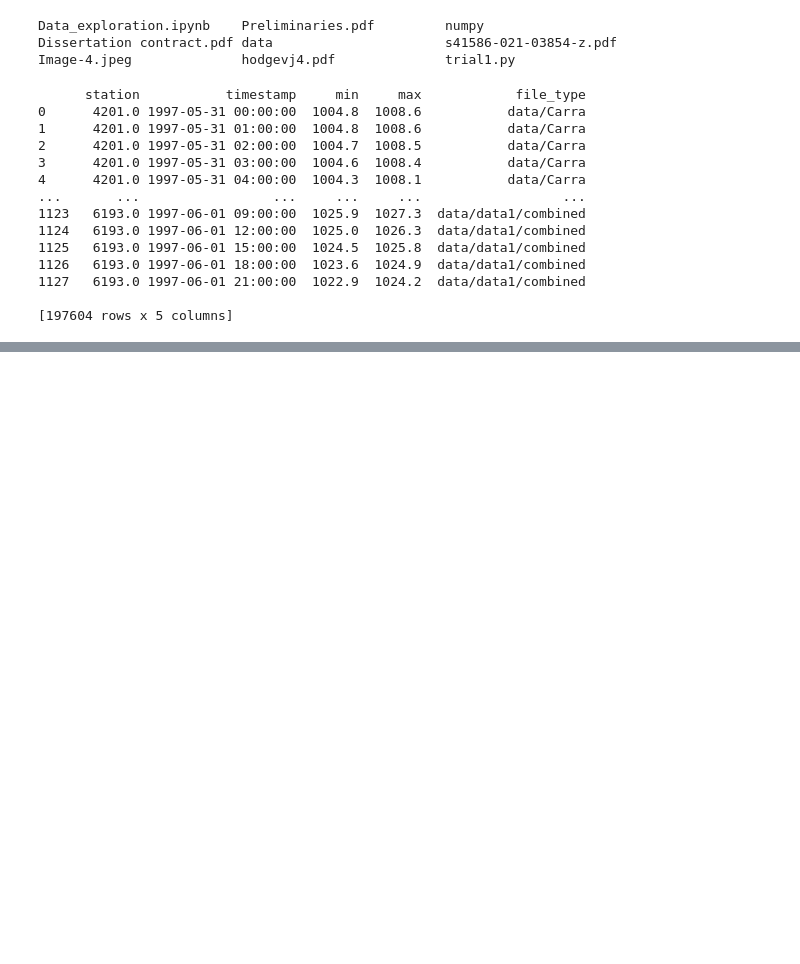
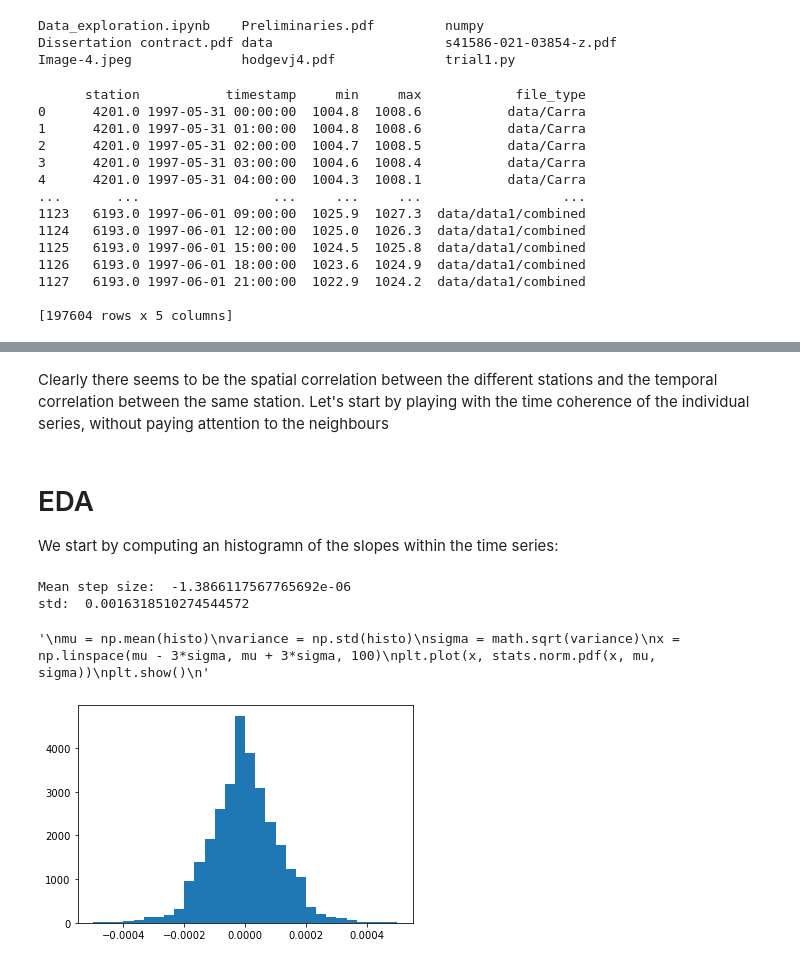
Before and after one commit to tomasfbouvier/Meteorological_Data_quality_assesment, a Jupyter notebook: Data_exploration.ipynb, the cells around one changed output, grey strips where cells are left out. Cells and saved outputs as stored; diff of their text form; code cells hidden in the pictures; blank space fills up the shorter version.

Commit message:
Added clustering algorithm, tried data exploration but much to improve. TODO; add hyperparameter tuning, wrap into functions for scaling, find physical criterias, correlate stations in space

```diff
--- a/Data_exploration.ipynb
+++ b/Data_exploration.ipynb
@@ -59,2 +57,6 @@ data/data1/combined970601.Press
+# %%
+df_true= df[df['file_type']=='data/Carra']
+
+df=df[df['file_type']!='data/Carra']
 # %%
 df['station'].unique()[:]
@@ -75,13 +83,16 @@ import matplotlib.dates as md
 #import matplotlib.axis.Axis as axis
 
 stations= df['station'].unique()[:]
-fig, ax = plt.subplots(len(stations), figsize=(20,300))
+fig, ax = plt.subplots(len(stations), figsize=(20,300), sharex=True)
 for i in range(len(stations)):
     df2=df[df['station']==stations[i]]
 
     ax[i].plot(df2['timestamp'],df2['max'], 'b.')
+    ax[i].set_ylim(980, 1045)
     ax[i].xaxis.set_major_formatter(md.DateFormatter('%m/%d'))
     ax[i].set_title(str(stations[i]))
+    ax[i].set_xlabel('Time')
+    ax[i].set_ylabel("P(hpa)")
 
 
     #plt.plot(df2['timestamp'],df2['min'])
@@ -90,0 +102,55 @@ for i in range(len(stations)):
+# %% [markdown]
+Clearly there seems to be the spatial correlation between the different stations and the temporal correlation between the same station. Let's start by playing with the time coherence of the individual series, without paying attention to the neighbours
+# %% [markdown]
+# EDA
+
+We start by computing an histogramn of the slopes within the time series:
+# %%
+def get_slope(x, y):
+    denom= (x[-1]-x[0])*1e-9
+    if denom!=0.:
+        return ((y[-1]-y[0])/ denom)
+    else:
+        return None
+
+def collect_slopes(my_station, histo, stepsize):
+    df2=df[df['station']==my_station]
+
+    x=df2['timestamp'].to_numpy('float64')
+    y=df2['max'].to_numpy('float64')
+
+    for i in range(len(x)):
+        histo.append(get_slope(x[i:i+stepsize+1],y[i:i+stepsize+1]))
+    #plt.hist(histo, bins=300, range= (-1e-12, 1e-12 ))
+    return histo
+
+#print(dfdf[df['station']==my_station]['timestamp'].iloc(0))
+#my_station=4330
+histo=[]
+for station in df['station'].unique():
+    histo= collect_slopes(station, histo,1)
+histo = list(filter(None, histo))
+plt.hist(histo[:], bins=30, range=(-5e-4, 5e-4 ), density=True)
+
+mu= np.mean(histo)
+std= np.std(histo)
+print("Mean step size: ", np.mean(histo))
+print("std: ", np.std(histo))
+
+
+import scipy.stats as stats
+import math
+
+"""
+mu = np.mean(histo)
+variance = np.std(histo)
+sigma = math.sqrt(variance)
+x = np.linspace(mu - 3*sigma, mu + 3*sigma, 100)
+plt.plot(x, stats.norm.pdf(x, mu, sigma))
+plt.show()
+"""
+# %% [output]
+Mean step size:  -1.3866117567765692e-06
+std:  0.0016318510274544572
+'\nmu = np.mean(histo)\nvariance = np.std(histo)\nsigma = math.sqrt(variance)\nx = np.linspace(mu - 3*sigma, mu + 3*sigma, 100)\nplt.plot(x, stats.norm.pdf(x, mu, sigma))\nplt.show()\n'
+[figure, added]
```
Also changed, not shown: parts of 8 cells of this notebook.
